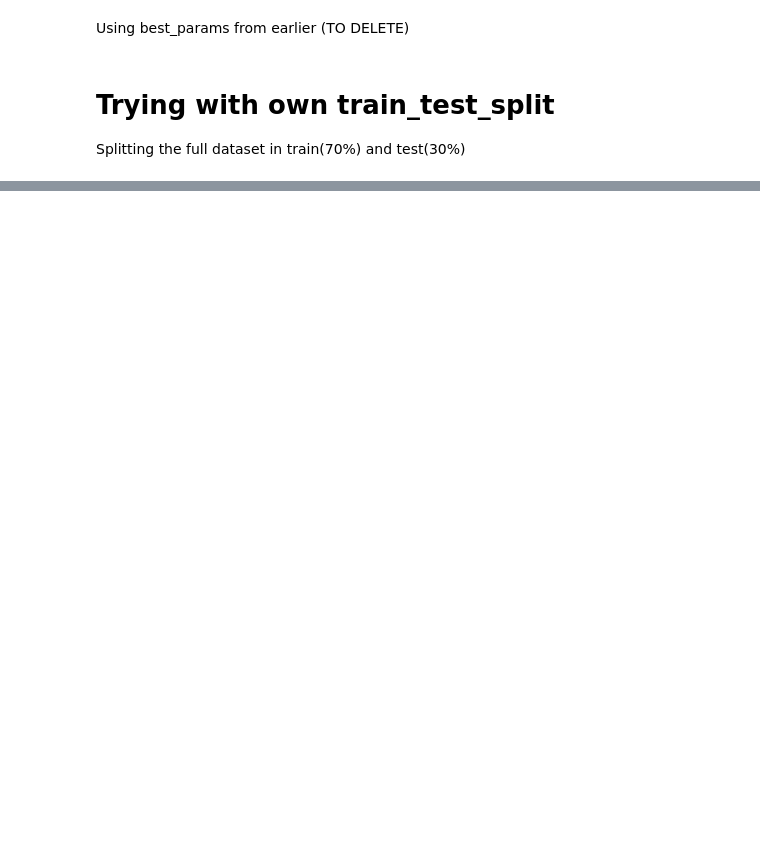
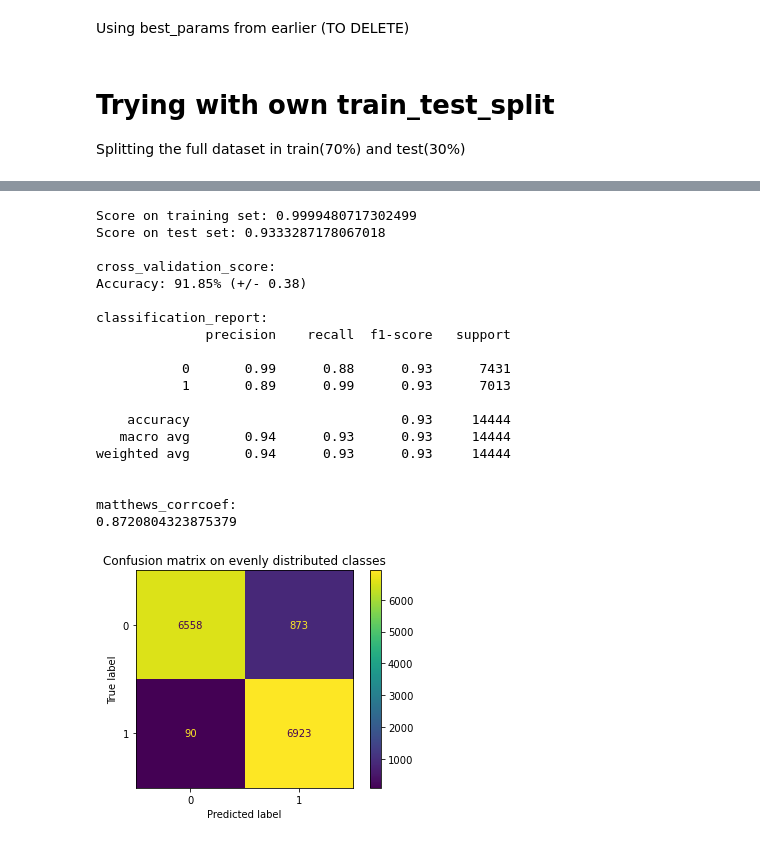
Before and after one commit to matthew-samyn/us-income, a Jupyter notebook: main.ipynb, the cells around one changed output, grey strips where cells are left out. Cells and saved outputs as stored; diff of their text form; code cells hidden in the pictures; blank space fills up the shorter version.

```diff
--- a/main.ipynb
+++ b/main.ipynb
@@ -176,0 +272,24 @@ predicting_scoring_model(forest_full_best, X_train_splitted, y_train_splitted, X
+# %%
+predicting_scoring_model(forest_even_classes,X_train_even,y_train_even,X_test_even,
+                         y_test_even, "evenly distributed classes")
+# %% [output]
+Score on training set: 0.9999480717302499
+Score on test set: 0.9333287178067018
+
+cross_validation_score:
+Accuracy: 91.85% (+/- 0.38)
+
+classification_report:
+              precision    recall  f1-score   support
+
+           0       0.99      0.88      0.93      7431
+           1       0.89      0.99      0.93      7013
+
+    accuracy                           0.93     14444
+   macro avg       0.94      0.93      0.93     14444
+weighted avg       0.94      0.93      0.93     14444
+
+
+matthews_corrcoef:
+0.8720804323875379
+[figure, added]
```
Also changed, not shown: parts of 19 cells of this notebook, 6 other files.
